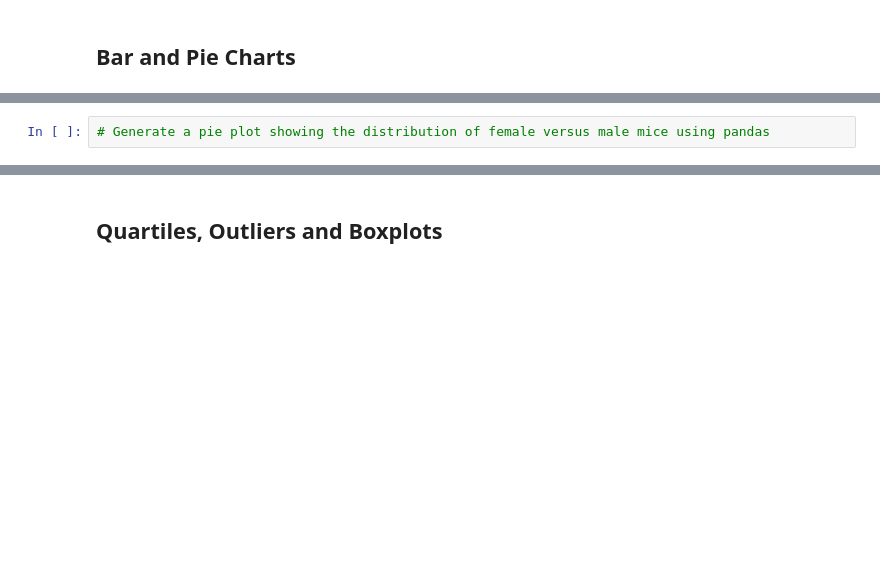
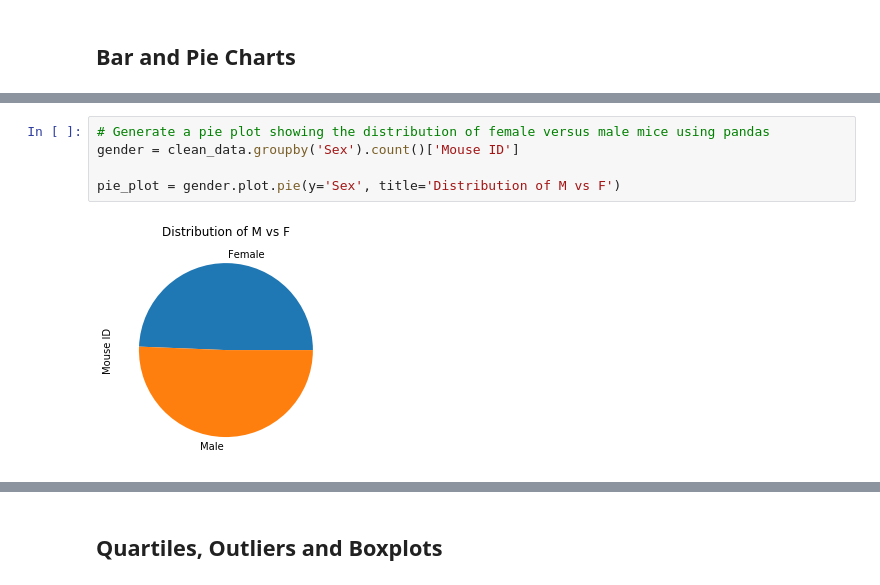
Before and after one commit to j1-aggie/5_MatPlotLib_Homework, a Jupyter notebook: pymaceuticals_starter.ipynb, the cells around one changed output, grey strips where cells are left out. Drawn from its saved outputs; the diff is of its cells as text; blank space fills up the shorter version.

```diff
--- a/pymaceuticals_starter.ipynb
+++ b/pymaceuticals_starter.ipynb
@@ -136,4 +170,9 @@ summarystats.head()
 # %%
 # Generate a pie plot showing the distribution of female versus male mice using pandas
+gender = clean_data.groupby('Sex').count()['Mouse ID']
+
+pie_plot = gender.plot.pie(y='Sex', title='Distribution of M vs F')
+# %% [output]
+[figure, added]
 # %%
 # Generate a pie plot showing the distribution of female versus male mice using pyplot
```
Also changed, not shown: parts of 6 cells of this notebook.
